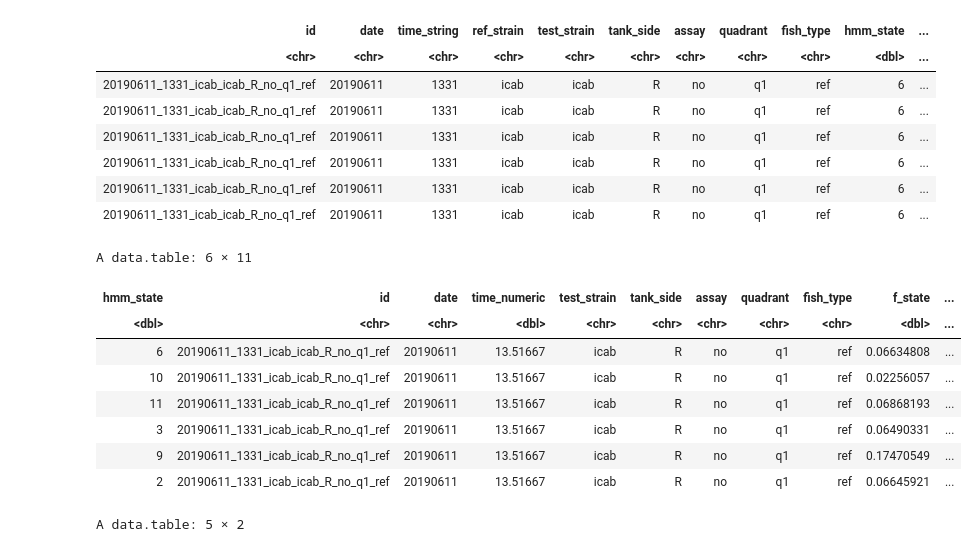
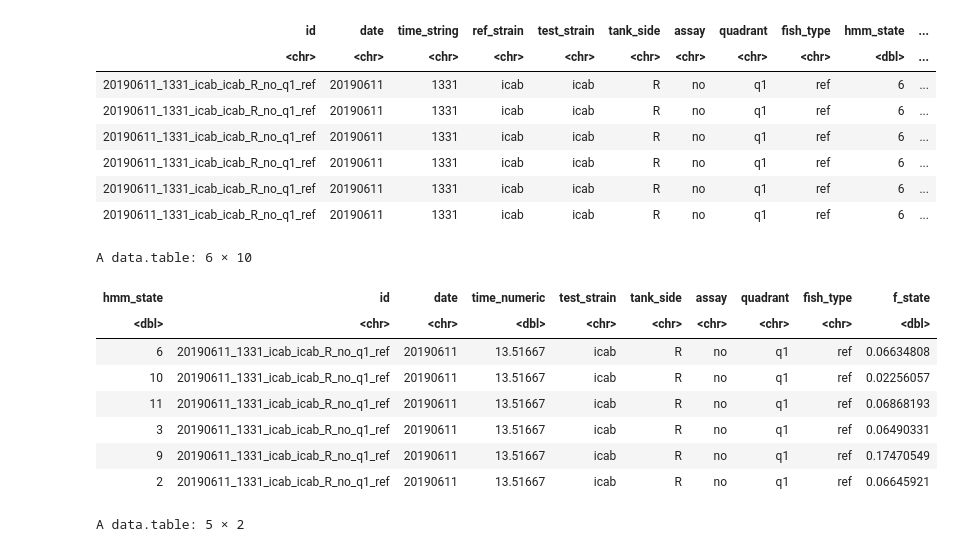
Before and after one commit to birneylab/medaka_behaviour_pilot, a Jupyter notebook: figures_and_tables/tableS2/tableS2.ipynb, the cells around one changed output. Cells and saved outputs as stored; diff of their text form; code cells hidden in the pictures.

```diff
--- a/figures_and_tables/tableS2/tableS2.ipynb
+++ b/figures_and_tables/tableS2/tableS2.ipynb
@@ -93,21 +93,21 @@ A data.table: 6 × 13
 # %%
 df_sge <- df_sum[
     fish_type == "ref" | test_strain == "icab", # I can use both fish in icab/icab pairs
     .(hmm_state, n_tot = .N), by = c("id", "date", "time_numeric", "test_strain", "tank_side", "assay", "quadrant", "fish_type")
 ][
     , .(f_state = .N/unique(n_tot)), by = c("hmm_state", "id", "date", "time_numeric", "test_strain", "tank_side", "assay", "quadrant", "fish_type")
 ]
-head(df_dge)
+head(df_sge)
 # %% [output]
-A data.table: 6 × 11
+A data.table: 6 × 10
-| hmm_state | id | date | time_numeric | test_strain | tank_side | assay | quadrant | fish_type | f_state | ... |
-| <dbl> | <chr> | <chr> | <dbl> | <chr> | <chr> | <chr> | <chr> | <chr> | <dbl> | ... |
-| 6 | 20190611_1331_icab_icab_R_no_q1_ref | 20190611 | 13.51667 | icab | R | no | q1 | ref | 0.06634808 | ... |
-| 10 | 20190611_1331_icab_icab_R_no_q1_ref | 20190611 | 13.51667 | icab | R | no | q1 | ref | 0.02256057 | ... |
-| 11 | 20190611_1331_icab_icab_R_no_q1_ref | 20190611 | 13.51667 | icab | R | no | q1 | ref | 0.06868193 | ... |
-| 3 | 20190611_1331_icab_icab_R_no_q1_ref | 20190611 | 13.51667 | icab | R | no | q1 | ref | 0.06490331 | ... |
-| 9 | 20190611_1331_icab_icab_R_no_q1_ref | 20190611 | 13.51667 | icab | R | no | q1 | ref | 0.17470549 | ... |
-| 2 | 20190611_1331_icab_icab_R_no_q1_ref | 20190611 | 13.51667 | icab | R | no | q1 | ref | 0.06645921 | ... |
+| hmm_state | id | date | time_numeric | test_strain | tank_side | assay | quadrant | fish_type | f_state |
+| <dbl> | <chr> | <chr> | <dbl> | <chr> | <chr> | <chr> | <chr> | <chr> | <dbl> |
+| 6 | 20190611_1331_icab_icab_R_no_q1_ref | 20190611 | 13.51667 | icab | R | no | q1 | ref | 0.06634808 |
+| 10 | 20190611_1331_icab_icab_R_no_q1_ref | 20190611 | 13.51667 | icab | R | no | q1 | ref | 0.02256057 |
+| 11 | 20190611_1331_icab_icab_R_no_q1_ref | 20190611 | 13.51667 | icab | R | no | q1 | ref | 0.06868193 |
+| 3 | 20190611_1331_icab_icab_R_no_q1_ref | 20190611 | 13.51667 | icab | R | no | q1 | ref | 0.06490331 |
+| 9 | 20190611_1331_icab_icab_R_no_q1_ref | 20190611 | 13.51667 | icab | R | no | q1 | ref | 0.17470549 |
+| 2 | 20190611_1331_icab_icab_R_no_q1_ref | 20190611 | 13.51667 | icab | R | no | q1 | ref | 0.06645921 |
 # %%
 df_sge[, .N, by = test_strain]
 # %% [output]
```
Also changed, not shown: parts of 3 cells of this notebook, 7 other files.
